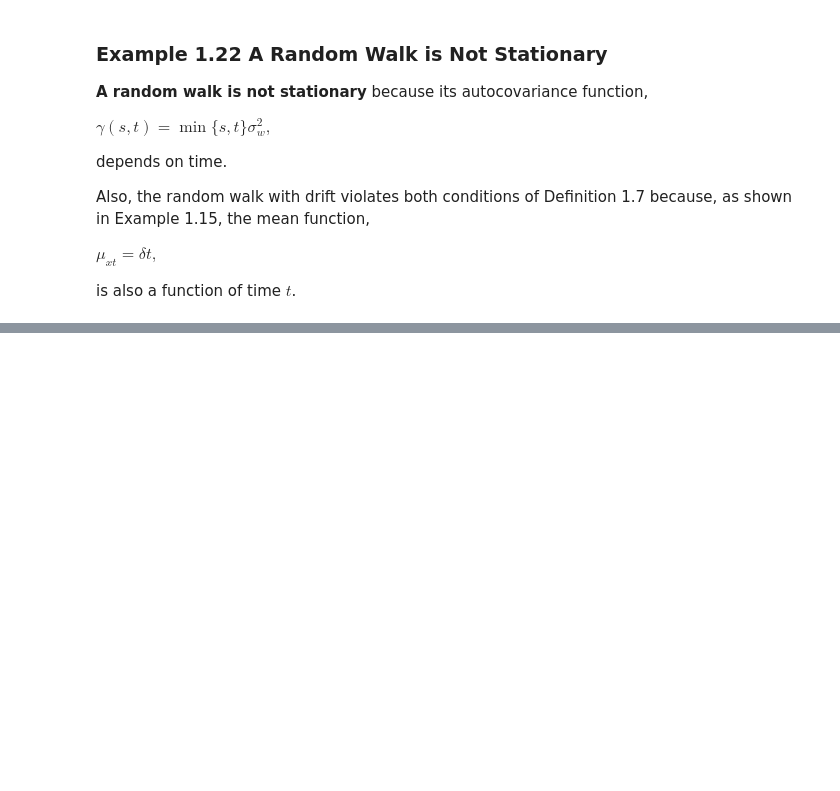
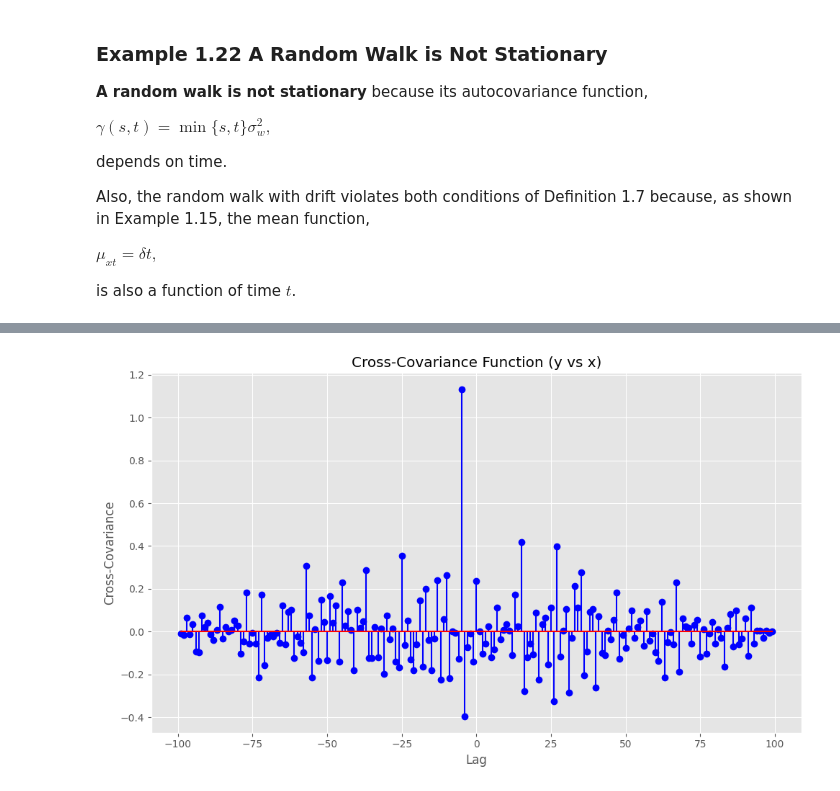
Before and after one commit to Thomson-Cui/Stochastic-Models-Time-Series-and-Markov-Chains, a Jupyter notebook: Notes/Time Series 2 - Dependency and Stationarity.ipynb, the cells around one changed output, grey strips where cells are left out. Cells and saved outputs as stored; diff of their text form; code cells hidden in the pictures; blank space fills up the shorter version.

```diff
--- a/Notes/Time Series 2 - Dependency and Stationarity.ipynb
+++ b/Notes/Time Series 2 - Dependency and Stationarity.ipynb
@@ -384,0 +566,35 @@ is also a function of time $ t $.
+# %%
+import numpy as np
+import matplotlib.pyplot as plt
+from scipy import signal
+
+# Set random seed for reproducibility (equivalent to R's set.seed(2))
+np.random.seed(2)
+
+# Generate data
+n = 100
+x = np.random.normal(size=n)  # rnorm(100) for x
+noise = np.random.normal(size=n)  # rnorm(100) for noise
+
+# Create y as x lagged by -5 (x leads y by 5) plus noise
+# In Python, we shift x forward by 5 positions and pad with zeros at the end
+y = np.concatenate([x[5:], np.zeros(5)]) + noise
+
+# Compute cross-covariance
+# signal.correlate computes cross-correlation; for covariance, we normalize manually
+lags = np.arange(-(n-1), n)  # Full range of lags
+ccf = signal.correlate(y, x, mode='full') / n  # Divide by n for sample covariance
+
+# Plotting with ggplot-like style
+plt.style.use('ggplot')
+plt.figure(figsize=(10, 6))
+plt.stem(lags, ccf, linefmt='b-', markerfmt='bo', basefmt='r-')  # Blue line, red baseline
+plt.xlabel('Lag')
+plt.ylabel('Cross-Covariance')
+plt.title('Cross-Covariance Function (y vs x)')
+
+# Adjust layout and display
+plt.tight_layout()
+plt.show()
+# %% [output]
+[figure, added]
```
Also changed, not shown: parts of 6 cells of this notebook.
